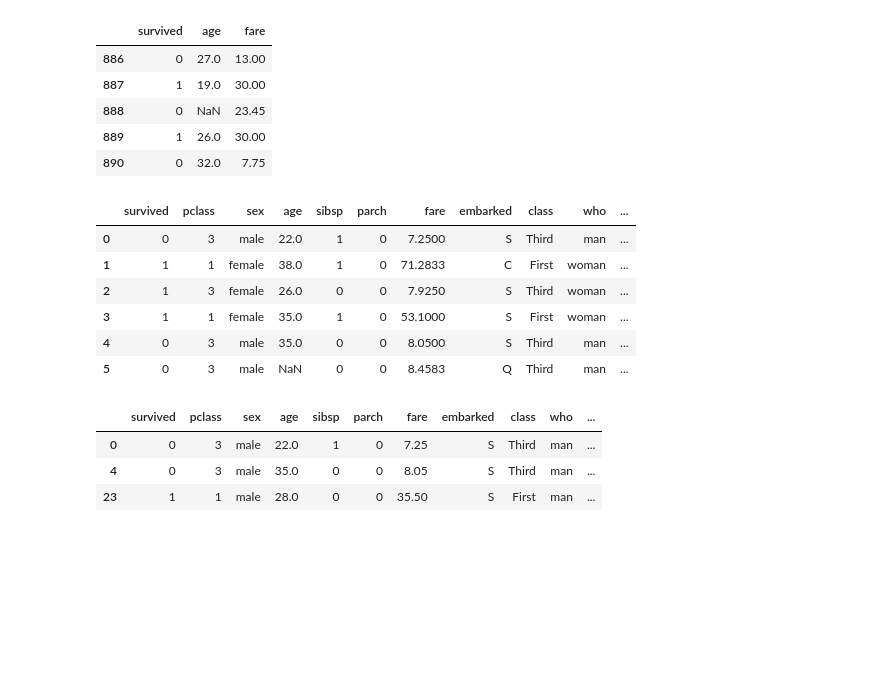
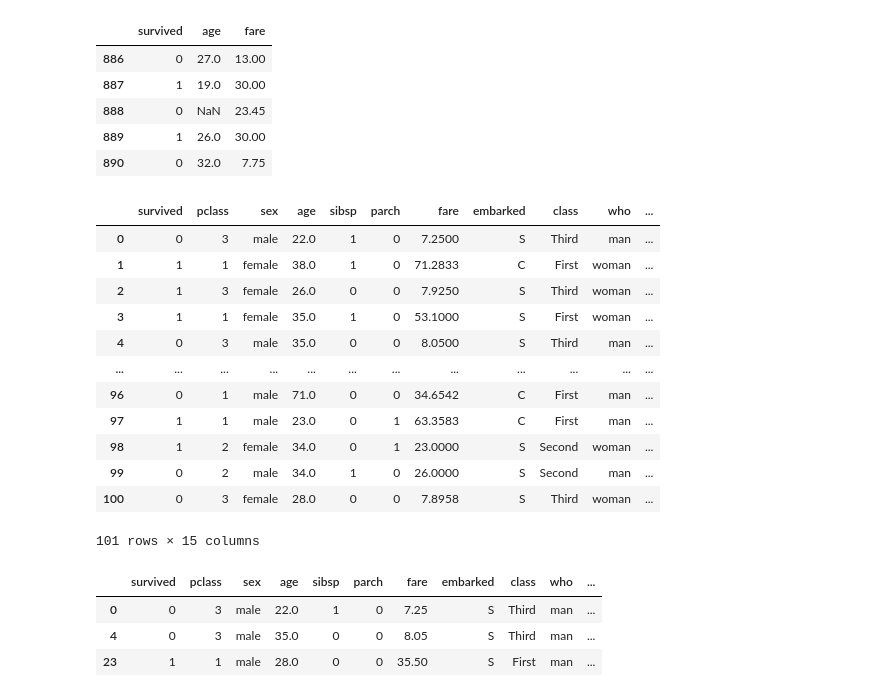
Before and after one commit to Hsegunn/bigdata-analysis-2024, a Jupyter notebook: day06/da15_빅데이터분석_복습.ipynb, the cells around one changed output. Drawn from its saved outputs; the diff is of its cells as text; code cells hidden in the pictures; blank space fills up the shorter version.

```diff
--- a/day06/da15_빅데이터분석_복습.ipynb
+++ b/day06/da15_빅데이터분석_복습.ipynb
@@ -246,15 +249,22 @@ dfCopy[['survived','age','fare']].tail()
 | 888 | 0 | NaN | 23.45 |
 | 889 | 1 | 26.0 | 30.00 |
 | 890 | 0 | 32.0 | 7.75 |
-# %%
-# 필요 row만 가져올 때 loc속성
-dfCopy.loc[0:5]
-# %% [output]
-|  | survived | pclass | sex | age | sibsp | parch | fare | embarked | class | who | ... |
-| 0 | 0 | 3 | male | 22.0 | 1 | 0 | 7.2500 | S | Third | man | ... |
-| 1 | 1 | 1 | female | 38.0 | 1 | 0 | 71.2833 | C | First | woman | ... |
-| 2 | 1 | 3 | female | 26.0 | 0 | 0 | 7.9250 | S | Third | woman | ... |
-| 3 | 1 | 1 | female | 35.0 | 1 | 0 | 53.1000 | S | First | woman | ... |
-| 4 | 0 | 3 | male | 35.0 | 0 | 0 | 8.0500 | S | Third | man | ... |
-| 5 | 0 | 3 | male | NaN | 0 | 0 | 8.4583 | Q | Third | man | ... |
+# %%
+# 필요row만 가져올때 loc속성 연속된 값을 가져올때(파이썬 리스트 slice와 유사)
+# 인덱스가 번호외 문자로 인덱스가 되어있을때 row를 가져오는 방법
+dfCopy.loc[0:100]
+# %% [output]
+|  | survived | pclass | sex | age | sibsp | parch | fare | embarked | class | who | ... |
+| 0 | 0 | 3 | male | 22.0 | 1 | 0 | 7.2500 | S | Third | man | ... |
+| 1 | 1 | 1 | female | 38.0 | 1 | 0 | 71.2833 | C | First | woman | ... |
+| 2 | 1 | 3 | female | 26.0 | 0 | 0 | 7.9250 | S | Third | woman | ... |
+| 3 | 1 | 1 | female | 35.0 | 1 | 0 | 53.1000 | S | First | woman | ... |
+| 4 | 0 | 3 | male | 35.0 | 0 | 0 | 8.0500 | S | Third | man | ... |
+| ... | ... | ... | ... | ... | ... | ... | ... | ... | ... | ... | ... |
+| 96 | 0 | 1 | male | 71.0 | 0 | 0 | 34.6542 | C | First | man | ... |
+| 97 | 1 | 1 | male | 23.0 | 0 | 1 | 63.3583 | C | First | man | ... |
+| 98 | 1 | 2 | female | 34.0 | 0 | 1 | 23.0000 | S | Second | woman | ... |
+| 99 | 0 | 2 | male | 34.0 | 1 | 0 | 26.0000 | S | Second | man | ... |
+| 100 | 0 | 3 | female | 28.0 | 0 | 0 | 7.8958 | S | Third | woman | ... |
+101 rows × 15 columns
 # %%
```
Also changed, not shown: parts of 17 cells of this notebook, 2 other files.
